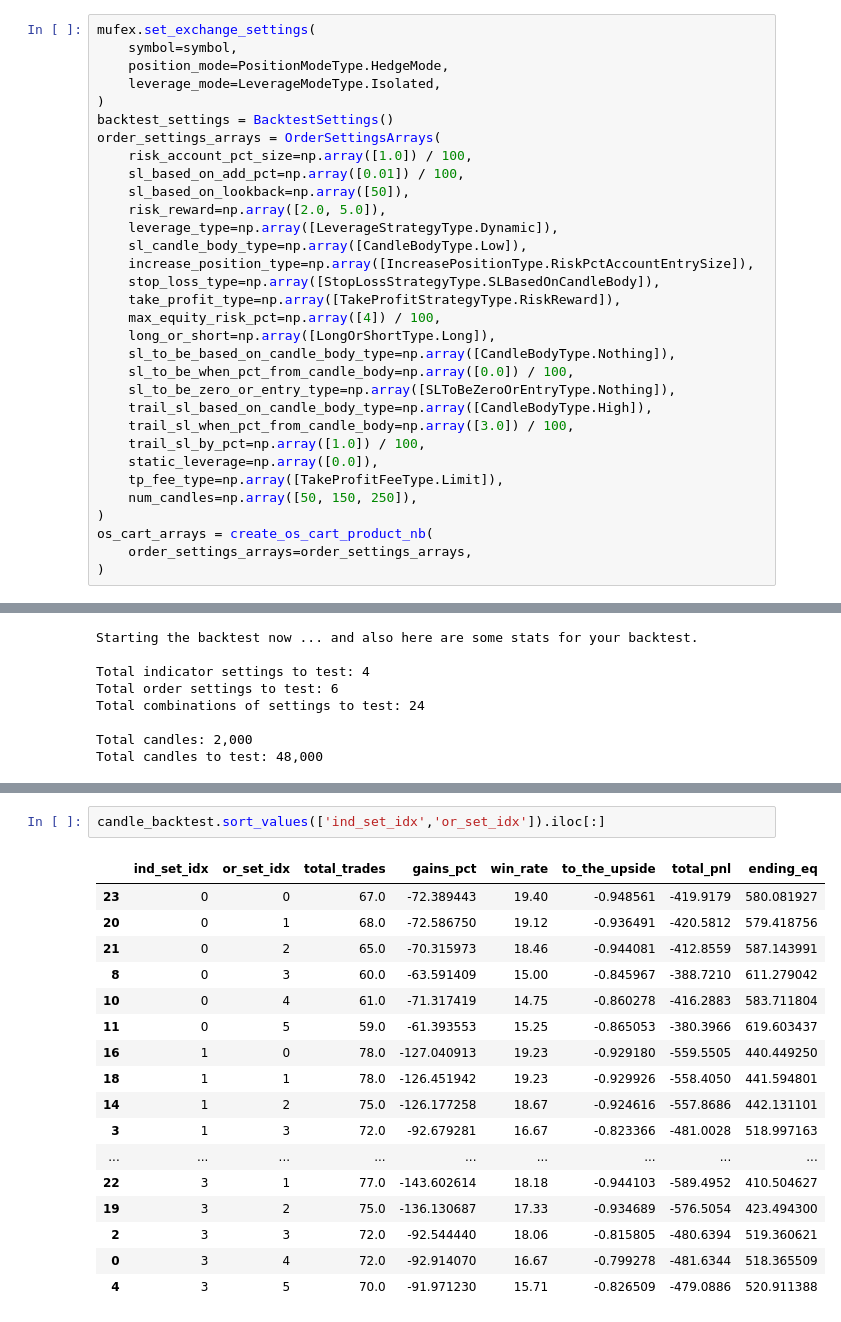
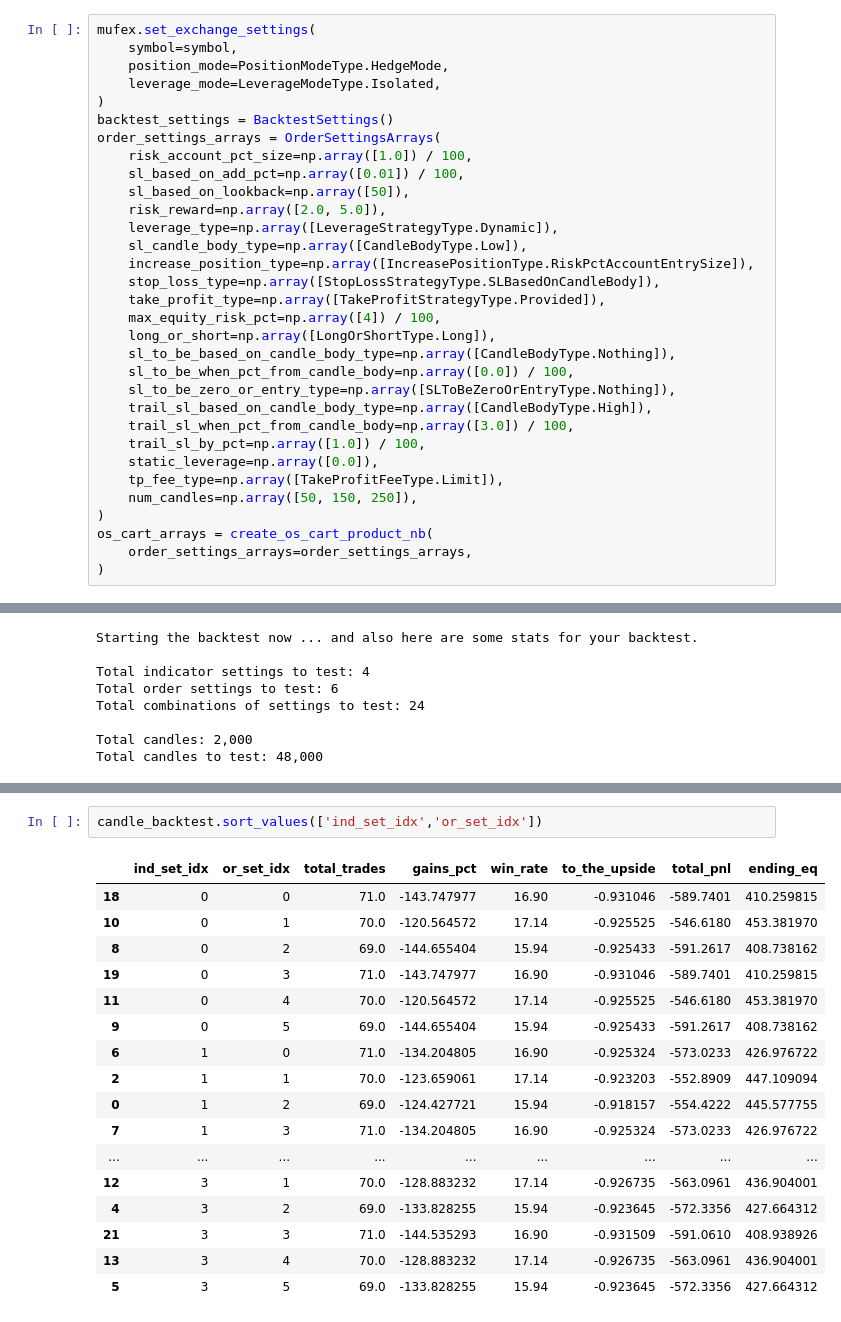
Before and after one commit to quantfreedom/QuantFreedom, a Jupyter notebook: quantfreedom/strategies/test_strat.ipynb, the cells around one changed output, grey strips where cells are left out. Cells and saved outputs as stored; diff of their text form.

```diff
--- a/quantfreedom/strategies/test_strat.ipynb
+++ b/quantfreedom/strategies/test_strat.ipynb
@@ -36,7 +55,7 @@ order_settings_arrays = OrderSettingsArrays(
     sl_candle_body_type=np.array([CandleBodyType.Low]),
     increase_position_type=np.array([IncreasePositionType.RiskPctAccountEntrySize]),
     stop_loss_type=np.array([StopLossStrategyType.SLBasedOnCandleBody]),
-    take_profit_type=np.array([TakeProfitStrategyType.RiskReward]),
+    take_profit_type=np.array([TakeProfitStrategyType.Provided]),
     max_equity_risk_pct=np.array([4]) / 100,
     long_or_short=np.array([LongOrShortType.Long]),
     sl_to_be_based_on_candle_body_type=np.array([CandleBodyType.Nothing]),
@@ -99,20 +139,20 @@ Total candles to test: 48,000
 # %%
-candle_backtest.sort_values(['ind_set_idx','or_set_idx']).iloc[:]
+candle_backtest.sort_values(['ind_set_idx','or_set_idx'])
 # %% [output]
 |  | ind_set_idx | or_set_idx | total_trades | gains_pct | win_rate | to_the_upside | total_pnl | ending_eq |
-| 23 | 0 | 0 | 67.0 | -72.389443 | 19.40 | -0.948561 | -419.9179 | 580.081927 |
-| 20 | 0 | 1 | 68.0 | -72.586750 | 19.12 | -0.936491 | -420.5812 | 579.418756 |
-| 21 | 0 | 2 | 65.0 | -70.315973 | 18.46 | -0.944081 | -412.8559 | 587.143991 |
-| 8 | 0 | 3 | 60.0 | -63.591409 | 15.00 | -0.845967 | -388.7210 | 611.279042 |
-| 10 | 0 | 4 | 61.0 | -71.317419 | 14.75 | -0.860278 | -416.2883 | 583.711804 |
-| 11 | 0 | 5 | 59.0 | -61.393553 | 15.25 | -0.865053 | -380.3966 | 619.603437 |
-| 16 | 1 | 0 | 78.0 | -127.040913 | 19.23 | -0.929180 | -559.5505 | 440.449250 |
-| 18 | 1 | 1 | 78.0 | -126.451942 | 19.23 | -0.929926 | -558.4050 | 441.594801 |
-| 14 | 1 | 2 | 75.0 | -126.177258 | 18.67 | -0.924616 | -557.8686 | 442.131101 |
-| 3 | 1 | 3 | 72.0 | -92.679281 | 16.67 | -0.823366 | -481.0028 | 518.997163 |
+| 18 | 0 | 0 | 71.0 | -143.747977 | 16.90 | -0.931046 | -589.7401 | 410.259815 |
+| 10 | 0 | 1 | 70.0 | -120.564572 | 17.14 | -0.925525 | -546.6180 | 453.381970 |
+| 8 | 0 | 2 | 69.0 | -144.655404 | 15.94 | -0.925433 | -591.2617 | 408.738162 |
+| 19 | 0 | 3 | 71.0 | -143.747977 | 16.90 | -0.931046 | -589.7401 | 410.259815 |
+| 11 | 0 | 4 | 70.0 | -120.564572 | 17.14 | -0.925525 | -546.6180 | 453.381970 |
+| 9 | 0 | 5 | 69.0 | -144.655404 | 15.94 | -0.925433 | -591.2617 | 408.738162 |
+| 6 | 1 | 0 | 71.0 | -134.204805 | 16.90 | -0.925324 | -573.0233 | 426.976722 |
+| 2 | 1 | 1 | 70.0 | -123.659061 | 17.14 | -0.923203 | -552.8909 | 447.109094 |
+| 0 | 1 | 2 | 69.0 | -124.427721 | 15.94 | -0.918157 | -554.4222 | 445.577755 |
+| 7 | 1 | 3 | 71.0 | -134.204805 | 16.90 | -0.925324 | -573.0233 | 426.976722 |
 | ... | ... | ... | ... | ... | ... | ... | ... | ... |
-| 22 | 3 | 1 | 77.0 | -143.602614 | 18.18 | -0.944103 | -589.4952 | 410.504627 |
-| 19 | 3 | 2 | 75.0 | -136.130687 | 17.33 | -0.934689 | -576.5054 | 423.494300 |
-| 2 | 3 | 3 | 72.0 | -92.544440 | 18.06 | -0.815805 | -480.6394 | 519.360621 |
-| 0 | 3 | 4 | 72.0 | -92.914070 | 16.67 | -0.799278 | -481.6344 | 518.365509 |
-| 4 | 3 | 5 | 70.0 | -91.971230 | 15.71 | -0.826509 | -479.0886 | 520.911388 |
+| 12 | 3 | 1 | 70.0 | -128.883232 | 17.14 | -0.926735 | -563.0961 | 436.904001 |
+| 4 | 3 | 2 | 69.0 | -133.828255 | 15.94 | -0.923645 | -572.3356 | 427.664312 |
+| 21 | 3 | 3 | 71.0 | -144.535293 | 16.90 | -0.931509 | -591.0610 | 408.938926 |
+| 13 | 3 | 4 | 70.0 | -128.883232 | 17.14 | -0.926735 | -563.0961 | 436.904001 |
+| 5 | 3 | 5 | 69.0 | -133.828255 | 15.94 | -0.923645 | -572.3356 | 427.664312 |
```
Also changed, not shown: parts of 5 cells of this notebook, 4 other files.
